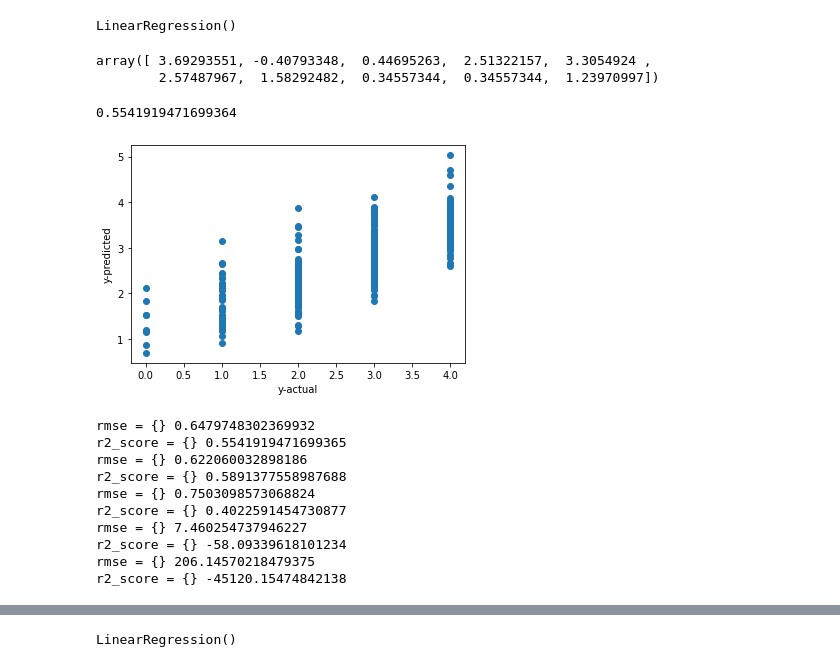
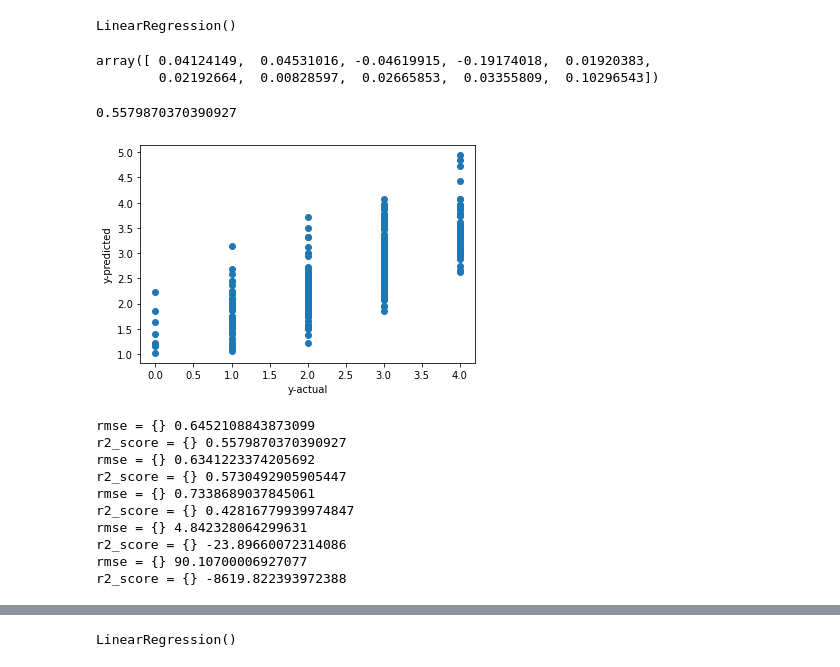
Before and after one commit to AmanBindal20/Essay-grading, a Jupyter notebook: Scorespoly.ipynb, the cells around one changed output, grey strips where cells are left out. Drawn from its saved outputs; the diff is of its cells as text; code cells hidden in the pictures.

```diff
--- a/Scorespoly.ipynb
+++ b/Scorespoly.ipynb
@@ -53,0 +1,8 @@ X.head()
+# %%
+import pandas as pd
+essays = pd.read_csv('trained.csv')
+essays.set_index('essay_id',inplace=True, drop=True)
+
+X = essays.drop(['domain1_score','essay','essay_set','normal_score'], axis=1)
+y = essays['normal_score']
+X.head()
@@ -68,53 +31,55 @@ normalized_X.corr()
 # %%
 from sklearn.model_selection import train_test_split
 # Split X and y into X_
-n_X_train, n_X_test, n_y_train, n_y_test = train_test_split(normalized_X, y, test_size=0.2, random_state=1)
+X_train, X_test, y_train, y_test = train_test_split(X, y, test_size=0.2, random_state=1)
 
 from sklearn.linear_model import LinearRegression
 regression_model = LinearRegression()
-regression_model.fit(n_X_train, n_y_train)
+regression_model.fit(X_train, y_train)
 # %% [output]
 LinearRegression()
 # %%
 regression_model.coef_
 # %% [output]
-array([ 3.69293551, -0.40793348,  0.44695263,  2.51322157,  3.3054924 ,
-        2.57487967,  1.58292482,  0.34557344,  0.34557344,  1.23970997])
+array([ 0.04124149,  0.04531016, -0.04619915, -0.19174018,  0.01920383,
+        0.02192664,  0.00828597,  0.02665853,  0.03355809,  0.10296543])
 # %%
 from sklearn.metrics import r2_score,accuracy_score
-print(regression_model.score(n_X_test, n_y_test))
-y_pred = regression_model.predict(n_X_test)
+print(regression_model.score(X_test, y_test))
+y_pred = regression_model.predict(X_test)
 # %% [output]
-0.5541919471699364
+0.5579870370390927
 # %%
 from matplotlib import pyplot as plt
-plt.scatter(n_y_test,y_pred)
+plt.scatter(y_test,y_pred)
 plt.xlabel('y-actual')
 plt.ylabel('y-predicted')
 plt.show()
 # %% [output]
-[figure, old version]
+[figure, new version]
 # %%
+import math
+from sklearn.metrics import mean_squared_error
 from sklearn.preprocessing import PolynomialFeatures
 for val in range(1,6):
     poly_reg = PolynomialFeatures(degree=val)
-    X_poly = poly_reg.fit_transform(n_X_train)
+    X_poly = poly_reg.fit_transform(X_train)
     pol_reg = LinearRegression()
-    pol_reg.fit(X_poly, n_y_train)
-    y_predict = pol_reg.predict(poly_reg.transform(n_X_test))
-    print("rmse = {}",math.sqrt(mean_squared_error(y_predict, n_y_test)))
-    print("r2_score = {}",r2_score(n_y_test,y_predict))
+    pol_reg.fit(X_poly, y_train)
+    y_predict = pol_reg.predict(poly_reg.transform(X_test))
+    print("rmse = {}",math.sqrt(mean_squared_error(y_predict, y_test)))
+    print("r2_score = {}",r2_score(y_test,y_predict))
 # %% [output]
-rmse = {} 0.6479748302369932
-r2_score = {} 0.5541919471699365
-rmse = {} 0.622060032898186
-r2_score = {} 0.5891377558987688
-rmse = {} 0.7503098573068824
-r2_score = {} 0.4022591454730877
-rmse = {} 7.460254737946227
-r2_score = {} -58.09339618101234
-rmse = {} 206.14570218479375
-r2_score = {} -45120.15474842138
+rmse = {} 0.6452108843873099
+r2_score = {} 0.5579870370390927
+rmse = {} 0.6341223374205692
+r2_score = {} 0.5730492905905447
+rmse = {} 0.7338689037845061
+r2_score = {} 0.42816779939974847
+rmse = {} 4.842328064299631
+r2_score = {} -23.89660072314086
+rmse = {} 90.10700006927077
+r2_score = {} -8619.822393972388
 # %%
 from sklearn.model_selection import train_test_split
 
```
Also changed, not shown: parts of 7 cells of this notebook, 2 other files.
